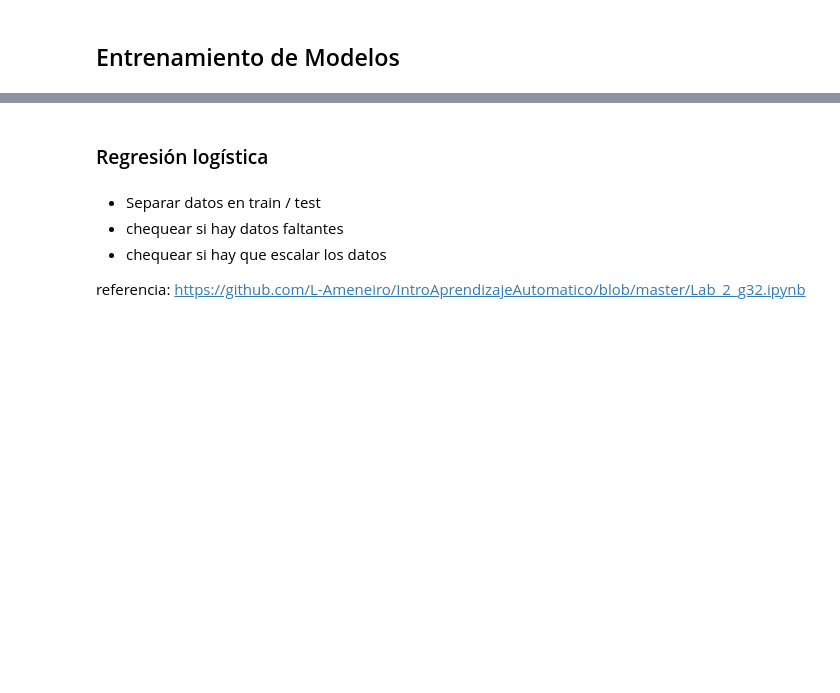
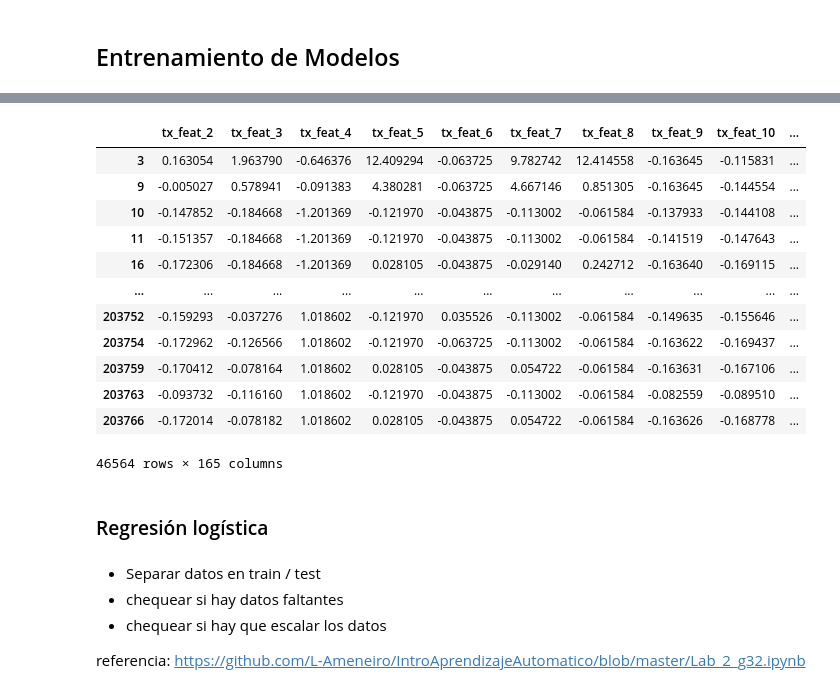
Before and after one commit to L-Ameneiro/elliptic-gnn-fraud-detector, a Jupyter notebook: notebooks/2-model-training.ipynb, the cells around one changed output, grey strips where cells are left out. Cells and saved outputs as stored; diff of their text form; code cells hidden in the pictures; blank space fills up the shorter version.

```diff
--- a/notebooks/2-model-training.ipynb
+++ b/notebooks/2-model-training.ipynb
@@ -92,0 +124,23 @@ plt.title('Number of transactions in each time step by label');
+# %%
+# nos quedamos con datos etiquetados
+data = df_features[(df_features['label']=='1') | (df_features['label']=='2')]
+
+# creamos series para modelado
+X = data['time_step'] + data[tx_features+agg_features]
+y = data['label']
+# %%
+X
+# %% [output]
+|  | tx_feat_2 | tx_feat_3 | tx_feat_4 | tx_feat_5 | tx_feat_6 | tx_feat_7 | tx_feat_8 | tx_feat_9 | tx_feat_10 | ... |
+| 3 | 0.163054 | 1.963790 | -0.646376 | 12.409294 | -0.063725 | 9.782742 | 12.414558 | -0.163645 | -0.115831 | ... |
+| 9 | -0.005027 | 0.578941 | -0.091383 | 4.380281 | -0.063725 | 4.667146 | 0.851305 | -0.163645 | -0.144554 | ... |
+| 10 | -0.147852 | -0.184668 | -1.201369 | -0.121970 | -0.043875 | -0.113002 | -0.061584 | -0.137933 | -0.144108 | ... |
+| 11 | -0.151357 | -0.184668 | -1.201369 | -0.121970 | -0.043875 | -0.113002 | -0.061584 | -0.141519 | -0.147643 | ... |
+| 16 | -0.172306 | -0.184668 | -1.201369 | 0.028105 | -0.043875 | -0.029140 | 0.242712 | -0.163640 | -0.169115 | ... |
+| ... | ... | ... | ... | ... | ... | ... | ... | ... | ... | ... |
+| 203752 | -0.159293 | -0.037276 | 1.018602 | -0.121970 | 0.035526 | -0.113002 | -0.061584 | -0.149635 | -0.155646 | ... |
+| 203754 | -0.172962 | -0.126566 | 1.018602 | -0.121970 | -0.063725 | -0.113002 | -0.061584 | -0.163622 | -0.169437 | ... |
+| 203759 | -0.170412 | -0.078164 | 1.018602 | 0.028105 | -0.043875 | 0.054722 | -0.061584 | -0.163631 | -0.167106 | ... |
+| 203763 | -0.093732 | -0.116160 | 1.018602 | -0.121970 | -0.043875 | -0.113002 | -0.061584 | -0.082559 | -0.089510 | ... |
+| 203766 | -0.172014 | -0.078182 | 1.018602 | 0.028105 | -0.043875 | 0.054722 | -0.061584 | -0.163626 | -0.168778 | ... |
+46564 rows × 165 columns
```
Also changed, not shown: parts of 20 cells of this notebook.
